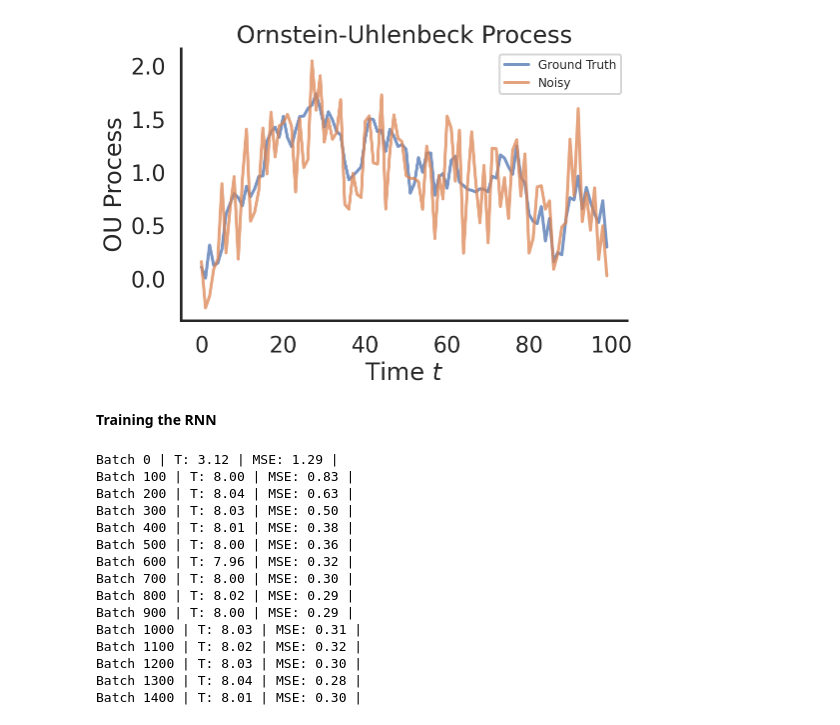
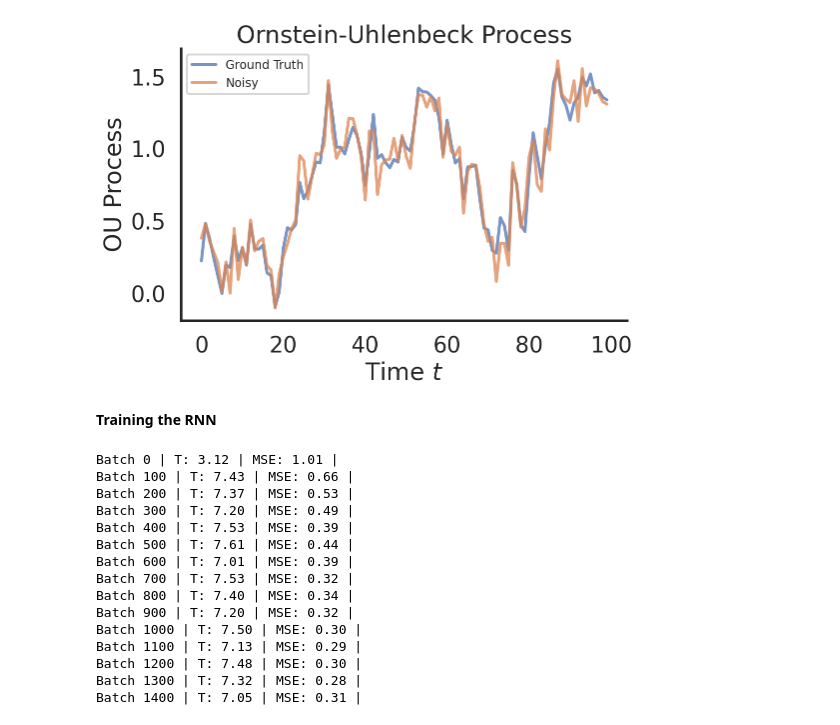
Before and after one commit to armandordorica/ECE1513_A6_RNNs_GRUs, a Jupyter notebook: ECE1513H_Assignment_6_boilerplate_Armando.ipynb, the cells around one changed output. Saved outputs shown, nothing was run; the diff lists cells and outputs as text; code cells hidden in the pictures.

```diff
--- a/ECE1513H_Assignment_6_boilerplate_Armando.ipynb
+++ b/ECE1513H_Assignment_6_boilerplate_Armando.ipynb
@@ -73,14 +73,14 @@ def plot_ou_loss(train_loss, title="Train Loss - OU GRU-RNN"):
 # %%
 # Generate & plot a time series generated by the OU process
 x_0, mu, tau, sigma, dt = 0, 1, 2, 0.5, 0.1
-noise_std = 0.1
+noise_std = 0.01
 num_dims, batch_size = 100, 64  # Number of timesteps in process
 
 x, x_tilde = generate_ou_process(batch_size, num_dims, mu, tau,
                                  sigma, noise_std, dt)
 plot_ou_process(x[0, :], x_tilde[0, :])
 # %% [output]
-[figure, old version]
+[figure, new version]
 # %%
 from jax.nn import sigmoid
 from jax.nn.initializers import glorot_normal, normal
@@ -176,7 +177,7 @@ def update(params, x, y, opt_state):
 # 3) get_params which takes in an optimizer  and returns current parameter values
 
 
-step_size = 1e-4
+step_size = 0.0001
 opt_init, opt_update, get_params = optimizers.adam(step_size)
 opt_state = opt_init(params)
 
@@ -199,19 +200,19 @@ for batch_idx in range(num_batches):
         start_time = time.time()
         print("Batch {} | T: {:0.2f} | MSE: {:0.2f} |".format(batch_idx, batch_time, loss))
 # %% [output]
-Batch 0 | T: 3.12 | MSE: 1.29 |
-Batch 100 | T: 8.00 | MSE: 0.83 |
-Batch 200 | T: 8.04 | MSE: 0.63 |
-Batch 300 | T: 8.03 | MSE: 0.50 |
-Batch 400 | T: 8.01 | MSE: 0.38 |
-Batch 500 | T: 8.00 | MSE: 0.36 |
-Batch 600 | T: 7.96 | MSE: 0.32 |
-Batch 700 | T: 8.00 | MSE: 0.30 |
-Batch 800 | T: 8.02 | MSE: 0.29 |
-Batch 900 | T: 8.00 | MSE: 0.29 |
-Batch 1000 | T: 8.03 | MSE: 0.31 |
-Batch 1100 | T: 8.02 | MSE: 0.32 |
-Batch 1200 | T: 8.03 | MSE: 0.30 |
-Batch 1300 | T: 8.04 | MSE: 0.28 |
-Batch 1400 | T: 8.01 | MSE: 0.30 |
+Batch 0 | T: 3.12 | MSE: 1.01 |
+Batch 100 | T: 7.43 | MSE: 0.66 |
+Batch 200 | T: 7.37 | MSE: 0.53 |
+Batch 300 | T: 7.20 | MSE: 0.49 |
+Batch 400 | T: 7.53 | MSE: 0.39 |
+Batch 500 | T: 7.61 | MSE: 0.44 |
+Batch 600 | T: 7.01 | MSE: 0.39 |
+Batch 700 | T: 7.53 | MSE: 0.32 |
+Batch 800 | T: 7.40 | MSE: 0.34 |
+Batch 900 | T: 7.20 | MSE: 0.32 |
+Batch 1000 | T: 7.50 | MSE: 0.30 |
+Batch 1100 | T: 7.13 | MSE: 0.29 |
+Batch 1200 | T: 7.48 | MSE: 0.30 |
+Batch 1300 | T: 7.32 | MSE: 0.28 |
+Batch 1400 | T: 7.05 | MSE: 0.31 |
 # %%
```
Also changed, not shown: parts of 10 cells of this notebook.
